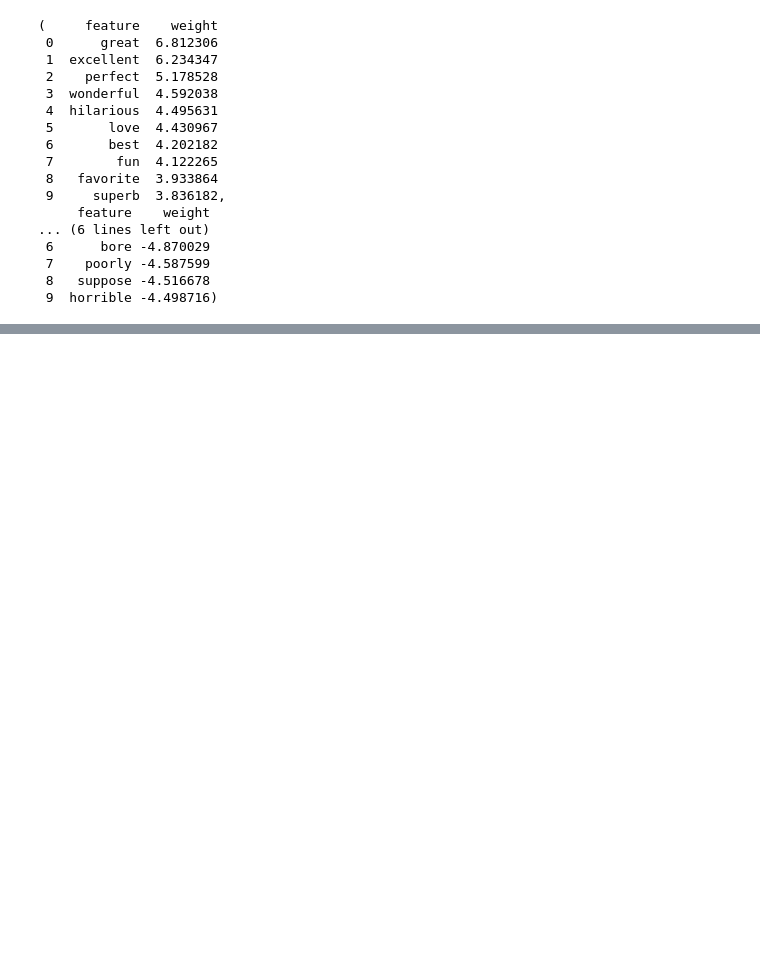
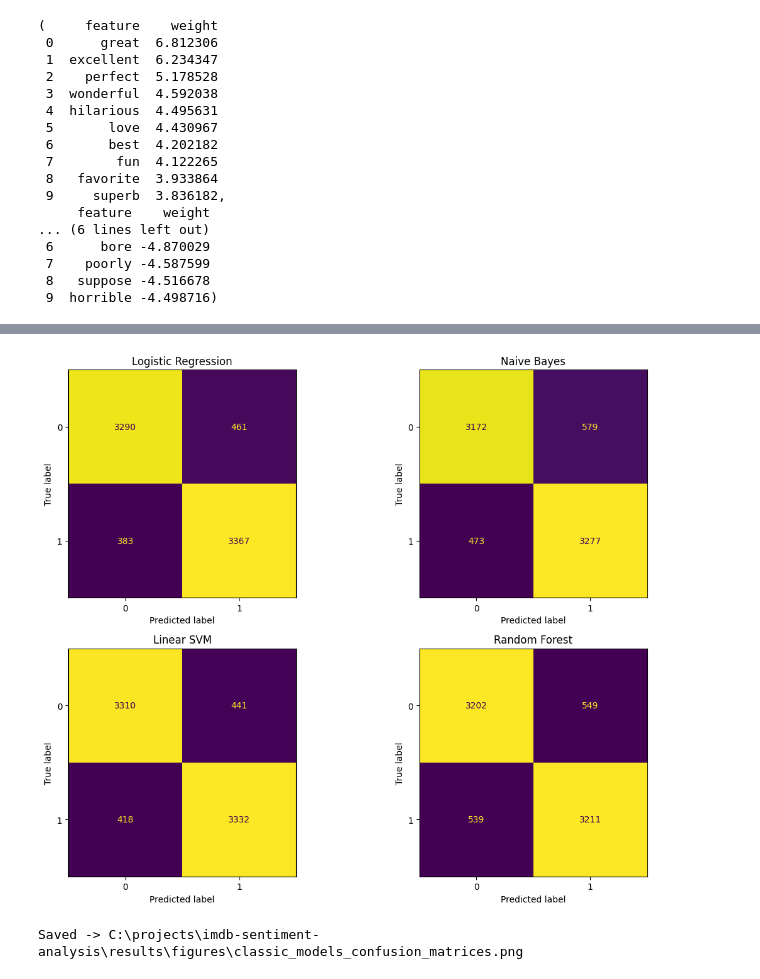
Before and after one commit to Lidizz/imdb-sentiment-analysis, a Jupyter notebook: notebooks/03_classic_ml_models.ipynb, the cells around one changed output, grey strips where cells are left out. Drawn from its saved outputs; the diff is of its cells as text; code cells hidden in the pictures; blank space fills up the shorter version.

```diff
--- a/notebooks/03_classic_ml_models.ipynb
+++ b/notebooks/03_classic_ml_models.ipynb
@@ -200,0 +296,15 @@ Saved -> C:\projects\imdb-sentiment-analysis\results\metrics\checkpoint3_feature
+# %%
+classic_features = get_tfidf_features(
+    X_train_text,
+    X_val_text,
+    X_test_text,
+    max_features=10_000,
+    ngram_range=(1, 2),
+)
+
+X_train_classic = classic_features['train']
+X_val_classic = classic_features['val']
+feature_names_classic = classic_features['vectorizer'].get_feature_names_out()
+
+print('Classic TF-IDF train shape:', X_train_classic.shape)
+print('Classic TF-IDF val shape  :', X_val_classic.shape)
@@ -200,0 +325,17 @@ Saved -> C:\projects\imdb-sentiment-analysis\results\metrics\checkpoint3_feature
+# %%
+model_runs = {
+    'Logistic Regression': train_logistic_regression(X_train_classic, y_train, X_val_classic, y_val),
+    'Naive Bayes': train_naive_bayes(X_train_classic, y_train, X_val_classic, y_val),
+    'Linear SVM': train_svm(X_train_classic, y_train, X_val_classic, y_val),
+    'Random Forest': train_random_forest(X_train_classic, y_train, X_val_classic, y_val),
+}
+
+model_predictions = {}
+trained_models = {}
+
+for model_name, (model, y_pred, report_text) in model_runs.items():
+    trained_models[model_name] = model
+    model_predictions[model_name] = y_pred
+    print(f"\n{'=' * 70}")
+    print(model_name)
+    print(report_text)
@@ -200,0 +396,10 @@ Saved -> C:\projects\imdb-sentiment-analysis\results\metrics\checkpoint3_feature
+# %%
+cm_fig = plot_confusion_matrices_grid(y_val, model_predictions, n_cols=2, figsize=(12, 9))
+cm_plot_path = FIGURES_DIR / 'classic_models_confusion_matrices.png'
+cm_fig.savefig(cm_plot_path, dpi=150, bbox_inches='tight')
+plt.show()
+
+print(f'Saved -> {cm_plot_path}')
+# %% [output]
+[figure, added]
+Saved -> C:\projects\imdb-sentiment-analysis\results\figures\classic_models_confusion_matrices.png
```
Also changed, not shown: parts of 24 cells of this notebook, 12 other files.
